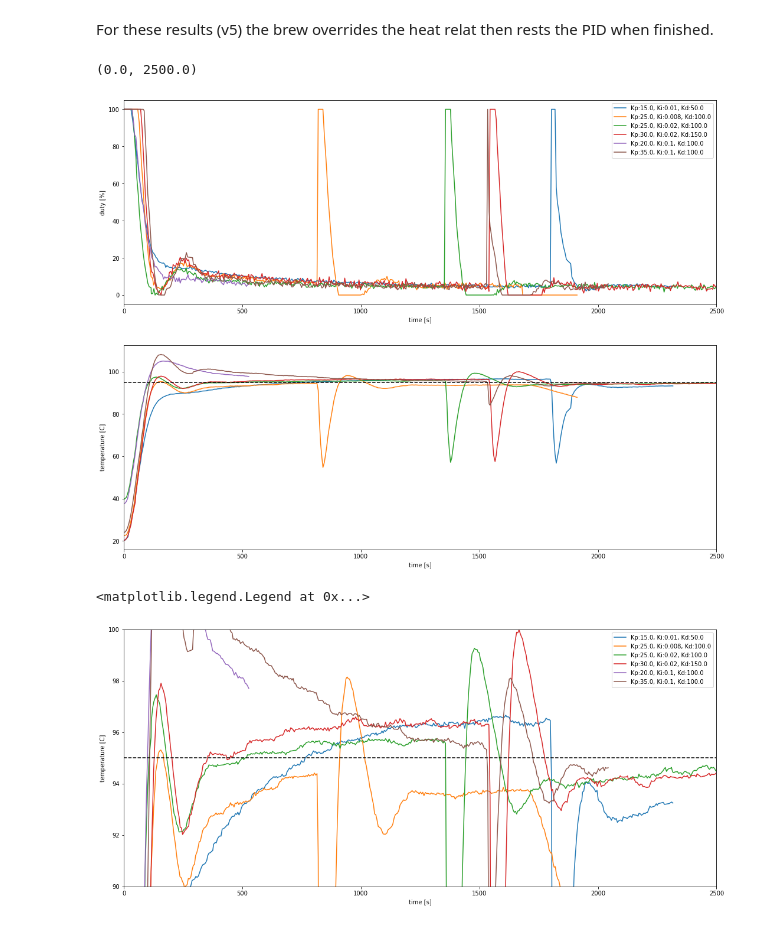
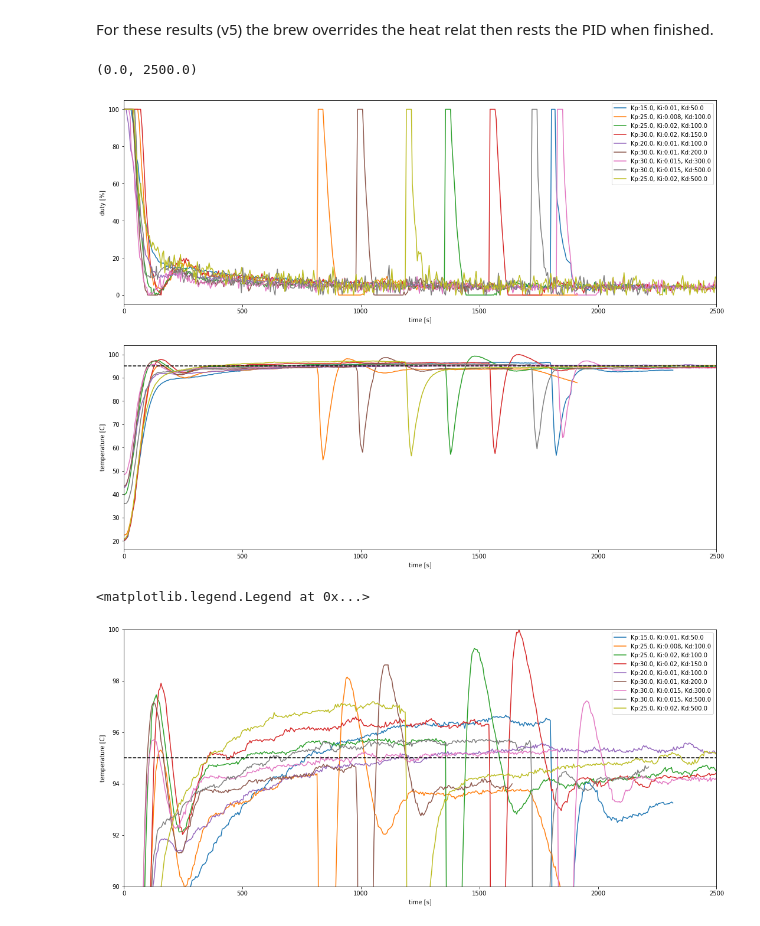
Before and after one commit to anh-agent-git/silvia, a Jupyter notebook: docs/docs/control/assets/silvia_final_tuning.ipynb, the cells around one changed output. Saved outputs shown, nothing was run; the diff lists cells and outputs as text; code cells hidden in the pictures.

```diff
--- a/docs/docs/control/assets/silvia_final_tuning.ipynb
+++ b/docs/docs/control/assets/silvia_final_tuning.ipynb
@@ -8,29 +8,34 @@ For these results (v5) the brew overrides the heat relat then rests the PID when
 # %%
 dataset_filenames = [
     "silvia_response_data_kp15ki0.01kd50_v51.json",
     "silvia_response_data_kp25ki0.008kd100_v51.json",
     "silvia_response_data_kp25ki0.02kd100_v51.json",
     "silvia_response_data_kp30ki0.02kd150_v51.json",
-    "silvia_response_data_kp20ki0.1kd100_v51.json",
-    "silvia_response_data_kp35ki0.1kd100_v51.json",
+#     "silvia_response_data_kp20ki0.1kd100_v51.json",
+#     "silvia_response_data_kp35ki0.1kd100_v51.json",
+    "silvia_response_data_kp20ki0.01kd100_v61.json",
+    "silvia_response_data_kp30ki0.01kd200_v61.json",
+    "silvia_response_data_kp30ki0.015kd300_v61.json",
+    "silvia_response_data_kp30ki0.015kd500_v61.json",
+    "silvia_response_data_kp25ki0.02kd500_v61.json",
 ]
-datasets = load_silvia_responses(dataset_filenames, time=[0, 3500])
+datasets = load_silvia_responses(dataset_filenames, time=[0, 5000])
 fig, [ax_u, ax_T] = plt.subplots(nrows=2, ncols=1, figsize=(18, 14))
 for dataset in datasets:
     label = "Kp:{0}, Ki:{1}, Kd:{2}".format(dataset["K"][0], dataset["K"][1], dataset["K"][2])
     ax_u.plot(dataset["t"], dataset["u"], label=label)
     ax_T.plot(dataset["t"], dataset["T"], label=label)
 ax_T.plot(ax_T.get_xlim(), [95, 95], '--', c='k')
 ax_u.set_xlabel('time [s]')
 ax_u.set_ylabel('duty [%]')
 ax_T.set_xlabel('time [s]')
 ax_T.set_ylabel('temperature [C]')
 ax_u.legend()
 ax_u.set_xlim(0, 2500)
 ax_T.set_xlim(0, 2500)
 # %% [output]
 (0.0, 2500.0)
-[figure, old version]
+[figure, new version]
 # %%
 fig, ax_T = plt.subplots(nrows=1, ncols=1, figsize=(18, 8))
 for dataset in datasets:
@@ -44,4 +49,4 @@ ax_T.set_ylim(90, 100)
 ax_T.legend()
 # %% [output]
 <matplotlib.legend.Legend at 0x...>
-[figure, old version]
+[figure, new version]
```
Also changed, not shown: parts of 3 cells of this notebook, 16 other files.
